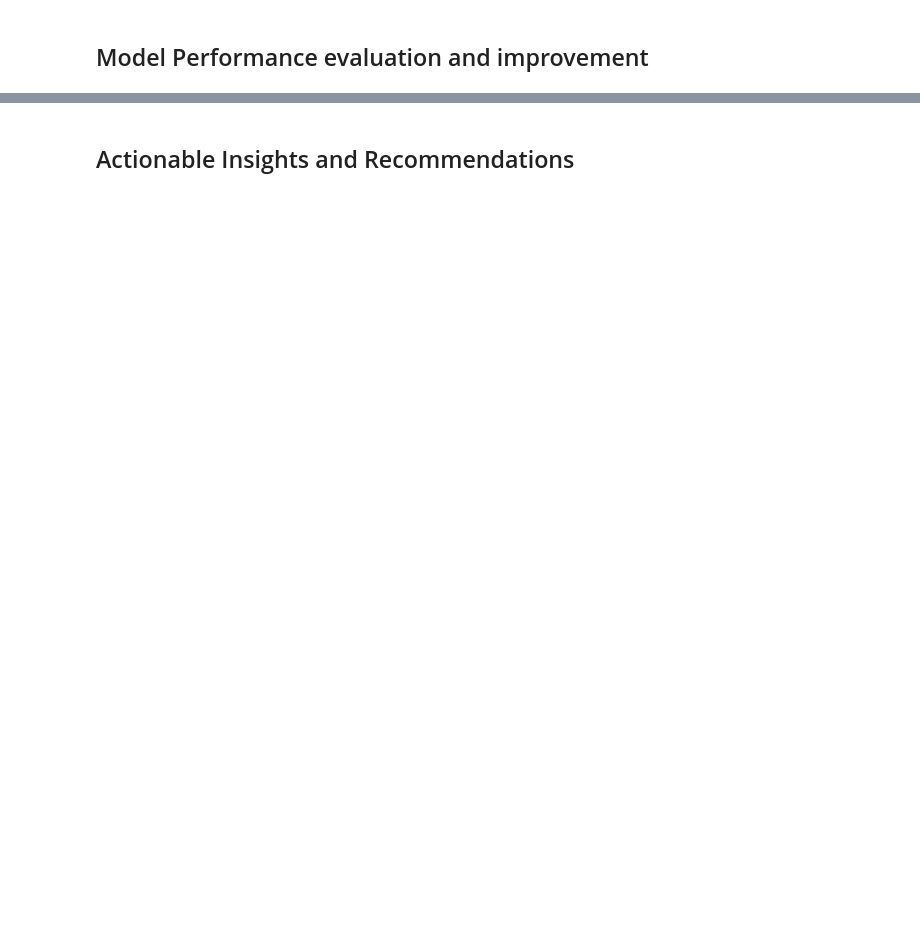
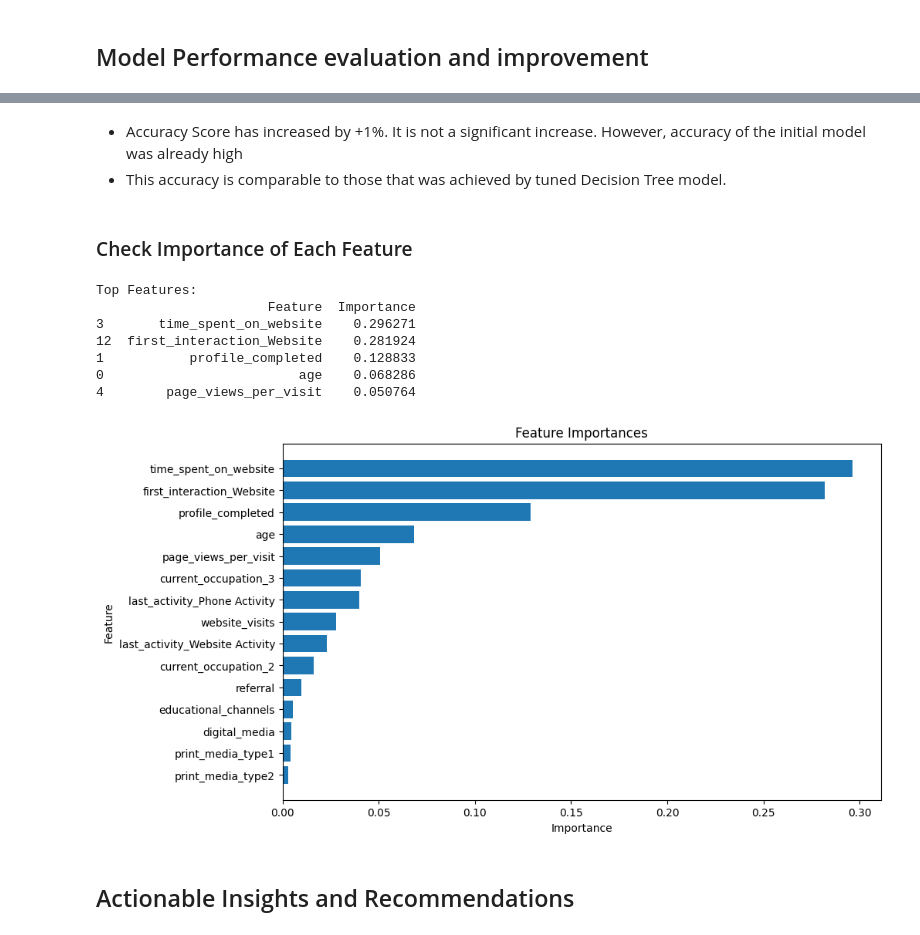
Before and after one commit to ej29-r3d/Decision-Tree-and-Random-Forest-for-Customer-Classification, a Jupyter notebook: Decision_Tree_and_Random_Forest_for_Customer_Classification_.ipynb, the cells around one changed output, grey strips where cells are left out. Drawn from its saved outputs; the diff is of its cells as text; code cells hidden in the pictures; blank space fills up the shorter version.

```diff
--- a/Decision_Tree_and_Random_Forest_for_Customer_Classification_.ipynb
+++ b/Decision_Tree_and_Random_Forest_for_Customer_Classification_.ipynb
@@ -561,2 +708,15 @@ NameError: name 'X' is not defined
 # %% [markdown]
 ## Building a Random Forest model
+# %%
+# Initialize the Random Forest classifier
+rf_model = RandomForestClassifier(n_estimators=100, random_state=42)
+
+# Train the model on the training data
+rf_model.fit(X_train, y_train)
+
+# Predictions on the test set
+predictions = rf_model.predict(X_test)
+
+# Model Performance
+print("Accuracy Score:", accuracy_score(y_test, predictions))
+print("\nClassification Report:\n", classification_report(y_test, predictions))
@@ -565,2 +779,40 @@ NameError: name 'X' is not defined
+# %% [markdown]
+- Accuracy Score has increased by +1%. It is not a significant increase. However, accuracy of the initial model was already high
+- This accuracy is comparable to those that was achieved by tuned Decision Tree model.
+# %% [markdown]
+### Check Importance of Each Feature
+# %%
+
+# Check feature importance
+# Get feature importances from the best model
+feature_importances = best_model.feature_importances_
+
+# Create a DataFrame to display feature importances
+feature_importance_df = pd.DataFrame({'Feature': X_train.columns, 'Importance': feature_importances})
+feature_importance_df = feature_importance_df.sort_values(by='Importance', ascending=False)
+
+# Print top features
+print("Top Features:")
+print(feature_importance_df.head())
+
+# Optional: Plot the feature importances
+import matplotlib.pyplot as plt
+
+plt.figure(figsize=(10, 6))
+plt.barh(feature_importance_df['Feature'], feature_importance_df['Importance'])
+plt.xlabel('Importance')
+plt.ylabel('Feature')
+plt.title('Feature Importances')
+plt.gca().invert_yaxis()  # Invert y-axis to display the most important feature at the top
+plt.show()
+# %% [output]
+Top Features:
+                      Feature  Importance
+3       time_spent_on_website    0.296271
+12  first_interaction_Website    0.281924
+1           profile_completed    0.128833
+0                         age    0.068286
+4        page_views_per_visit    0.050764
+[figure, added]
 # %% [markdown]
 ## Actionable Insights and Recommendations
```
Also changed, not shown: parts of 23 cells of this notebook.
